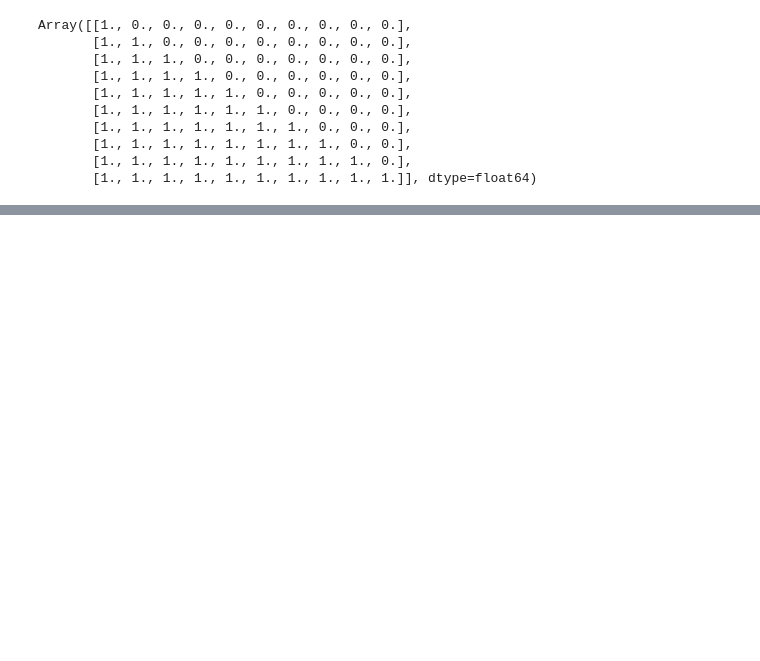
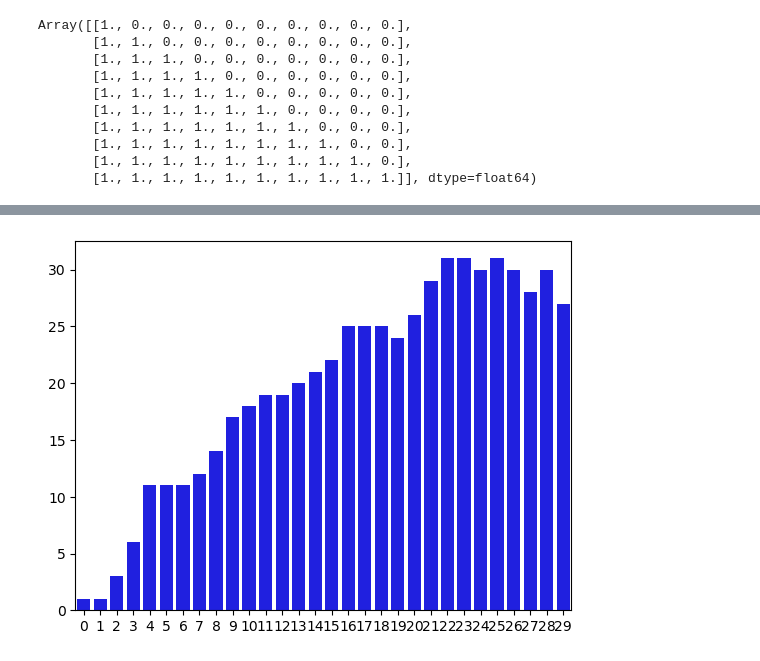
Before and after one commit to DPBayes/apc-anonymizer, a Jupyter notebook: matrix_mechanism/test_matrix_mechanism.ipynb, the cells around one changed output, grey strips where cells are left out. Drawn from its saved outputs; the diff is of its cells as text; code cells hidden in the pictures; blank space fills up the shorter version.

Commit message:
Passenger simulation

```diff
--- a/matrix_mechanism/test_matrix_mechanism.ipynb
+++ b/matrix_mechanism/test_matrix_mechanism.ipynb
@@ -39,3 +45,8 @@ Array([[1., 0., 0., 0., 0., 0., 0., 0., 0., 0.],
 max_col_norm_C = np.max(np.sqrt((C**2).sum(axis=1)))
 max_data_abs_value = 1
 sensitivity = 2 * max_col_norm_C * max_data_abs_value
+
+n_stops = 30
+epsilon = 1
+delta = n**-3
+sigma_dp = pa.sigma(epsilon, delta, sensitivity)
@@ -41,0 +63,25 @@ sensitivity = 2 * max_col_norm_C * max_data_abs_value
+# %%
+current_passengers = 0
+passengers_to_get_off = np.zeros(n_stops)
+passenger_changes = np.zeros(n_stops)
+passenger_numbers = np.zeros(n_stops)
+for i in range(n_stops):
+    passengers_before = current_passengers
+    current_passengers -= passengers_to_get_off[i]
+    new_passengers = np.random.poisson(lambd)
+    for j in range(new_passengers):
+        # Don't go over bus capacity
+        if current_passengers == bus_capacity: break
+        stop_to_get_off = np.random.randint(j + 1, n_stops)
+        passengers_to_get_off[stop_to_get_off] += 1
+        current_passengers += 1
+    passenger_change = current_passengers - passengers_before
+    passenger_changes[i] = passenger_change
+    passenger_numbers[i] = current_passengers
+
+assert((passenger_changes.cumsum() == passenger_numbers).all())
+# %%
+sns.barplot(x=np.arange(n_stops), y=passenger_numbers, color="blue")
+plt.show()
+# %% [output]
+[figure, added]
```
Also changed, not shown: parts of 6 cells of this notebook.
